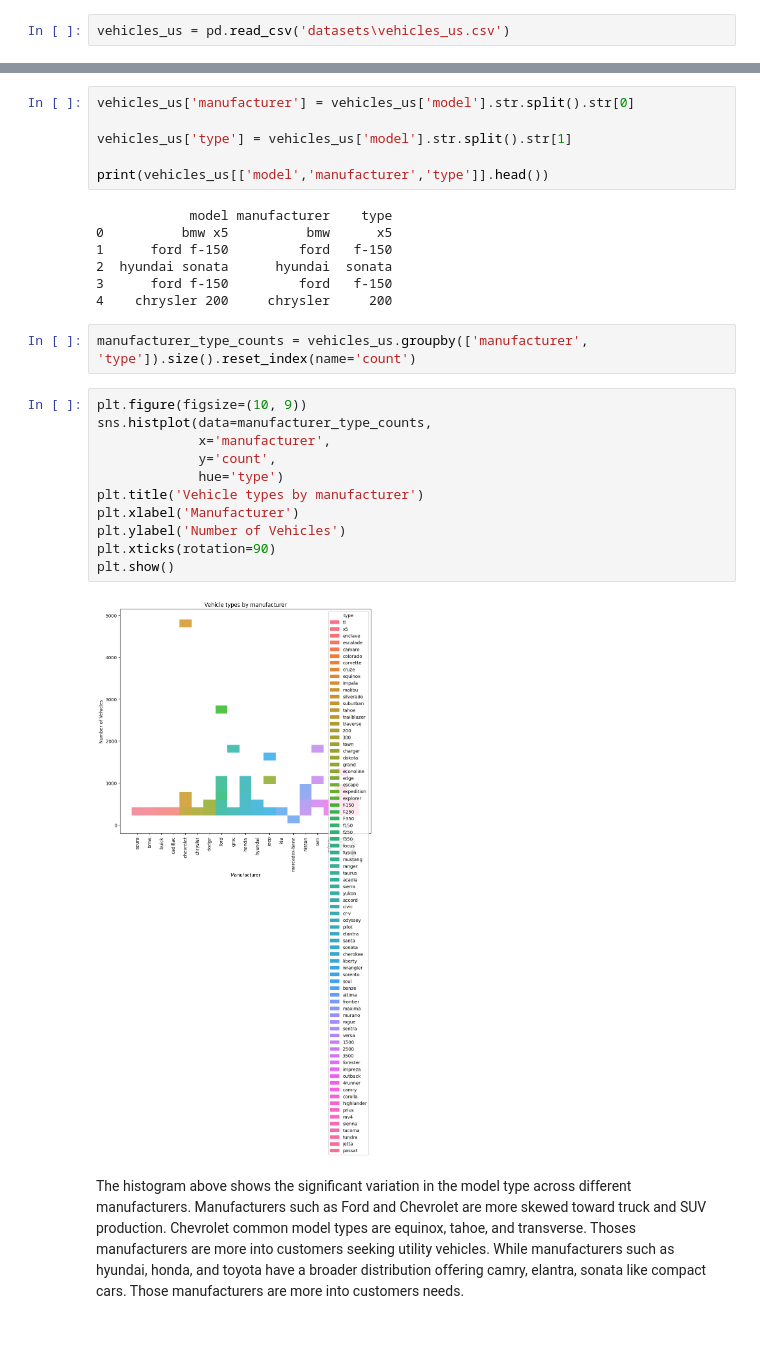
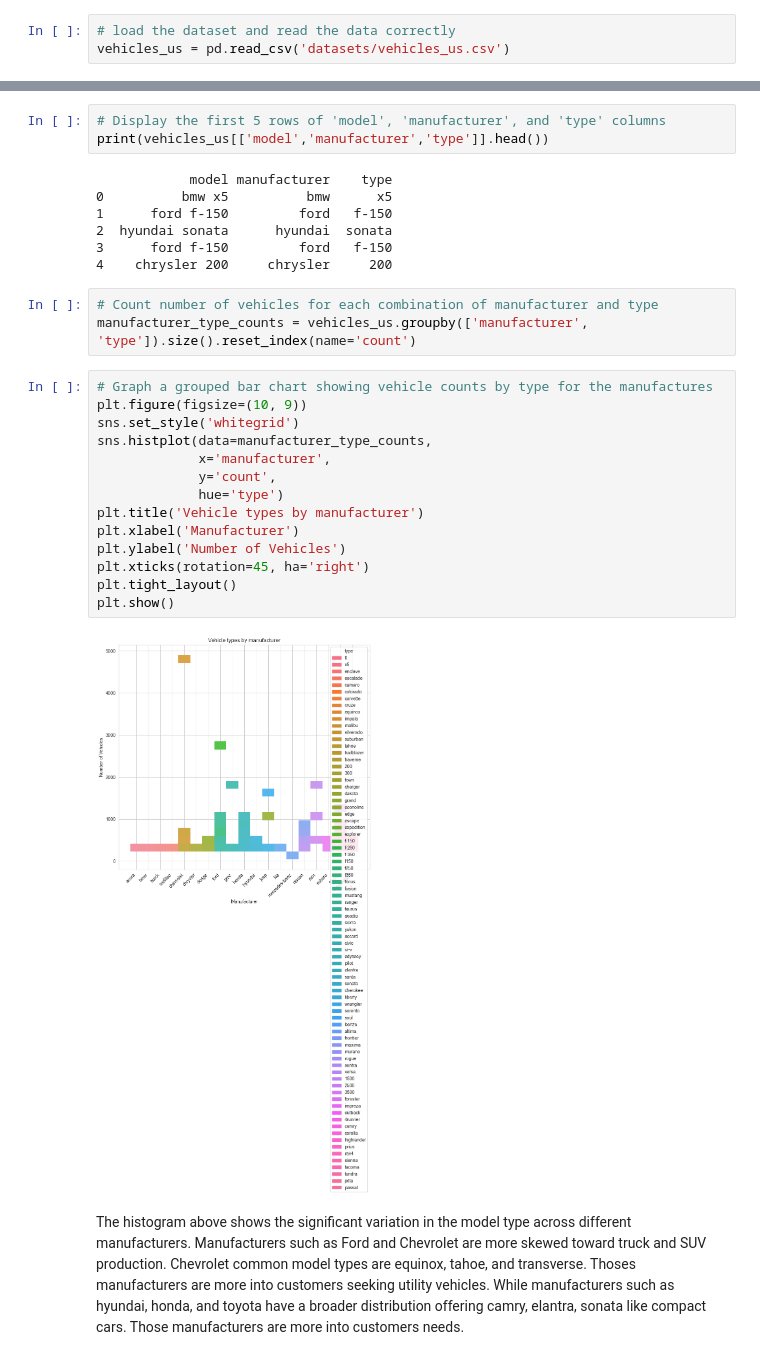
Before and after one commit to jeelfaldu7/car_ad_insights_dashboard, a Jupyter notebook: notebook.ipynb, the cells around one changed output, grey strips where cells are left out. Drawn from its saved outputs; the diff is of its cells as text.

```diff
--- a/notebook.ipynb
+++ b/notebook.ipynb
@@ -14,2 +21,3 @@ warnings.filterwarnings('ignore')
 # %%
-vehicles_us = pd.read_csv('datasets\vehicles_us.csv')
+# load the dataset and read the data correctly
+vehicles_us = pd.read_csv('datasets/vehicles_us.csv')
@@ -187,8 +186,5 @@ display(vehicles_us.head())
 # %%
-vehicles_us['manufacturer'] = vehicles_us['model'].str.split().str[0]
-
-vehicles_us['type'] = vehicles_us['model'].str.split().str[1]
-
+# Display the first 5 rows of 'model', 'manufacturer', and 'type' columns
 print(vehicles_us[['model','manufacturer','type']].head())
 # %% [output]
             model manufacturer    type
@@ -198,20 +194,24 @@ print(vehicles_us[['model','manufacturer','type']].head())
 3      ford f-150         ford   f-150
 4    chrysler 200     chrysler     200
 # %%
+# Count number of vehicles for each combination of manufacturer and type
 manufacturer_type_counts = vehicles_us.groupby(['manufacturer', 'type']).size().reset_index(name='count')
 # %%
+# Graph a grouped bar chart showing vehicle counts by type for the manufactures
 plt.figure(figsize=(10, 9))
+sns.set_style('whitegrid')
 sns.histplot(data=manufacturer_type_counts,
              x='manufacturer',
              y='count',
              hue='type')
 plt.title('Vehicle types by manufacturer')
 plt.xlabel('Manufacturer')
 plt.ylabel('Number of Vehicles')
-plt.xticks(rotation=90)
+plt.xticks(rotation=45, ha='right')
+plt.tight_layout()
 plt.show()
 # %% [output]
-[figure, old version]
+[figure, new version]
 # %% [markdown]
 The histogram above shows the significant variation in the model type across different manufacturers. Manufacturers such as Ford and Chevrolet are more skewed toward truck and SUV production. Chevrolet common model types are equinox, tahoe, and transverse. Thoses manufacturers are more into customers seeking utility vehicles. While manufacturers such as hyundai, honda, and toyota have a broader distribution offering camry, elantra, sonata like compact cars. Those manufacturers are more into customers needs.
 # %%
```
Also changed, not shown: parts of 40 cells of this notebook.
